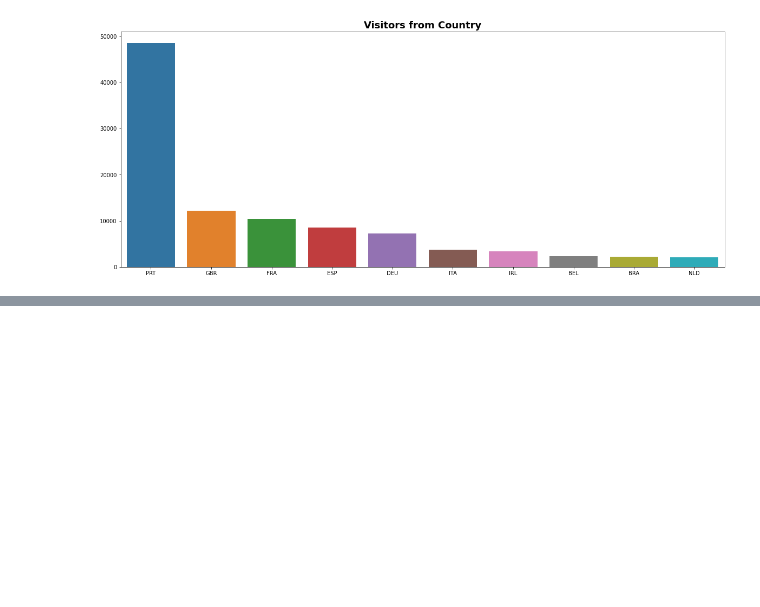
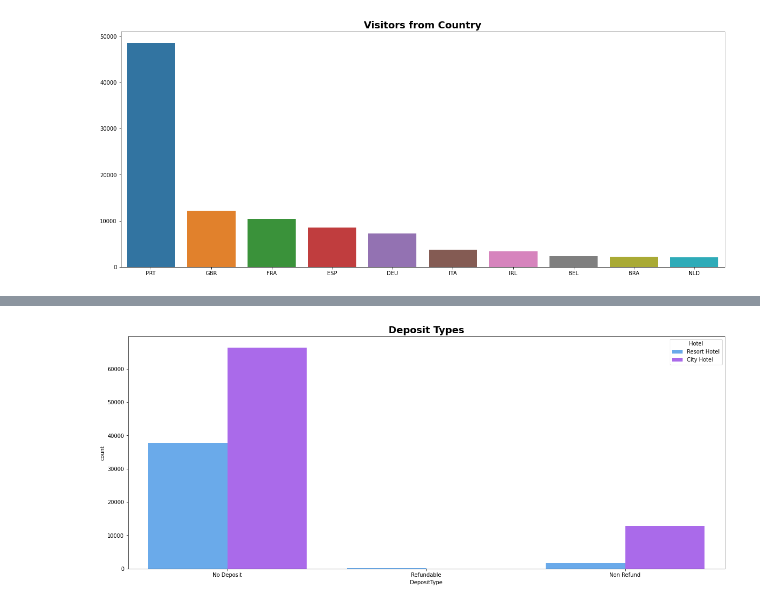
Before and after one commit to ambika1us/Hotel_Booking_Analysis, a Jupyter notebook: Ambika_Prasad_Rath__Hotel_Booking_Analysis_Capstone_Project.ipynb, the cells around one changed output, grey strips where cells are left out. Cells and saved outputs as stored; diff of their text form; code cells hidden in the pictures; blank space fills up the shorter version.

```diff
--- a/Ambika_Prasad_Rath__Hotel_Booking_Analysis_Capstone_Project.ipynb
+++ b/Ambika_Prasad_Rath__Hotel_Booking_Analysis_Capstone_Project.ipynb
@@ -498,0 +499,7 @@ plt.show()
+# %%
+plt.figure(figsize=(20,8))
+sns.countplot(data=hotel_data,x='DepositType',hue='Hotel',palette='cool')
+plt.title('Deposit Types',fontweight='bold',size=18)
+plt.show()
+# %% [output]
+[figure, added]
```
Also changed, not shown: parts of 13 cells of this notebook.
